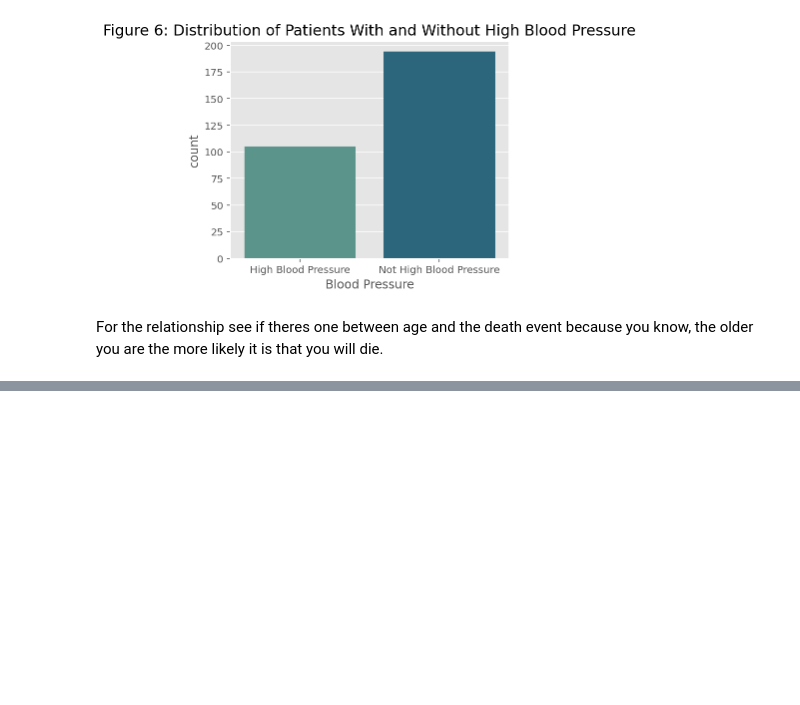
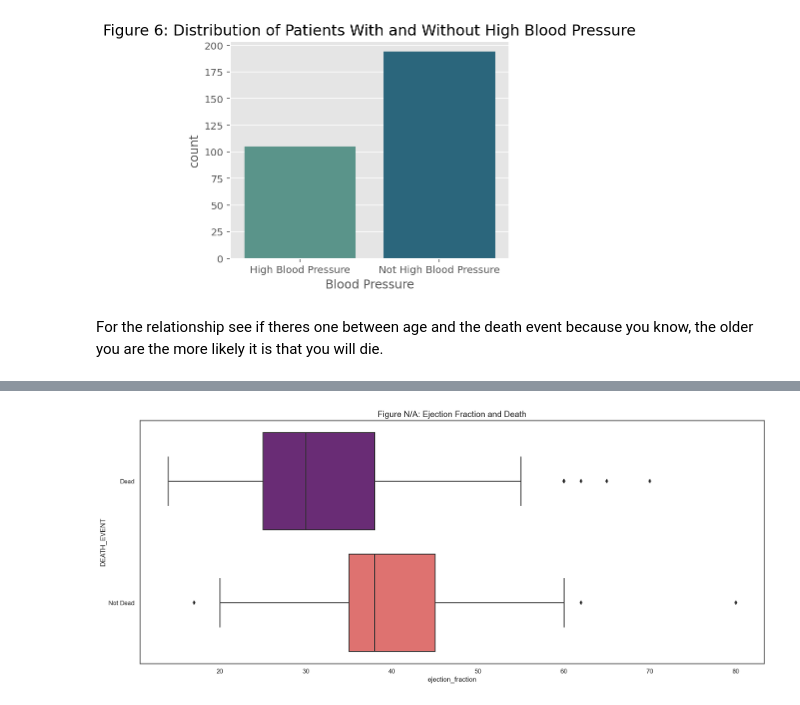
Before and after one commit to Puneet-Grewal/Heart-Attack-Data-Science, a Jupyter notebook: s3900991.ipynb, the cells around one changed output, grey strips where cells are left out. Saved outputs shown, nothing was run; the diff lists cells and outputs as text; code cells hidden in the pictures; blank space fills up the shorter version.

```diff
--- a/s3900991.ipynb
+++ b/s3900991.ipynb
@@ -298,0 +326,7 @@ could have box plots of the death event and then the ages or something like that
+# %%
+plt.figure(figsize = (20,8))
+sns.boxplot(g_df['ejection_fraction'], g_df['DEATH_EVENT'], palette = 'magma');
+plt.title('Figure N/A: Ejection Fraction and Death', fontsize = 15)
+plt.show();
+# %% [output]
+[figure, added]
```
Also changed, not shown: parts of 26 cells of this notebook.
